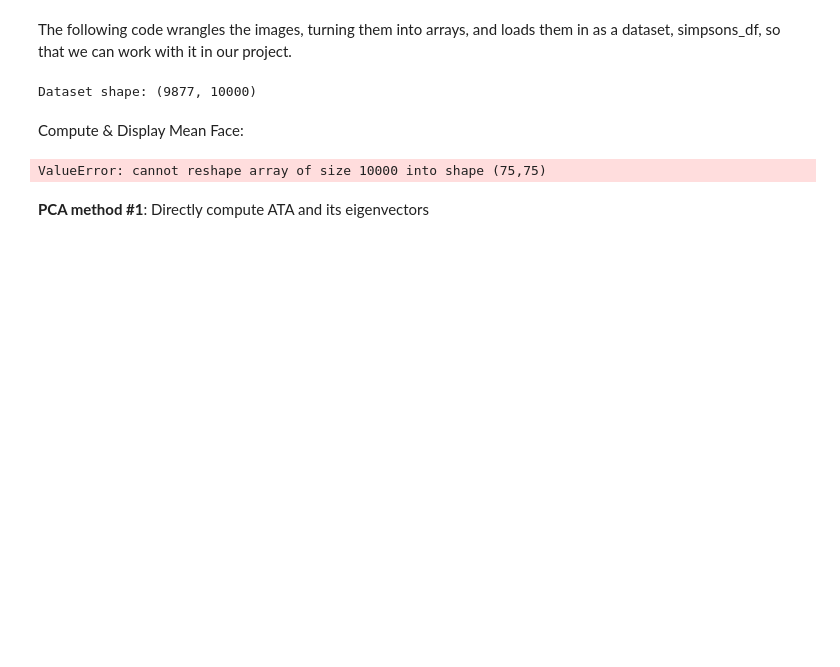
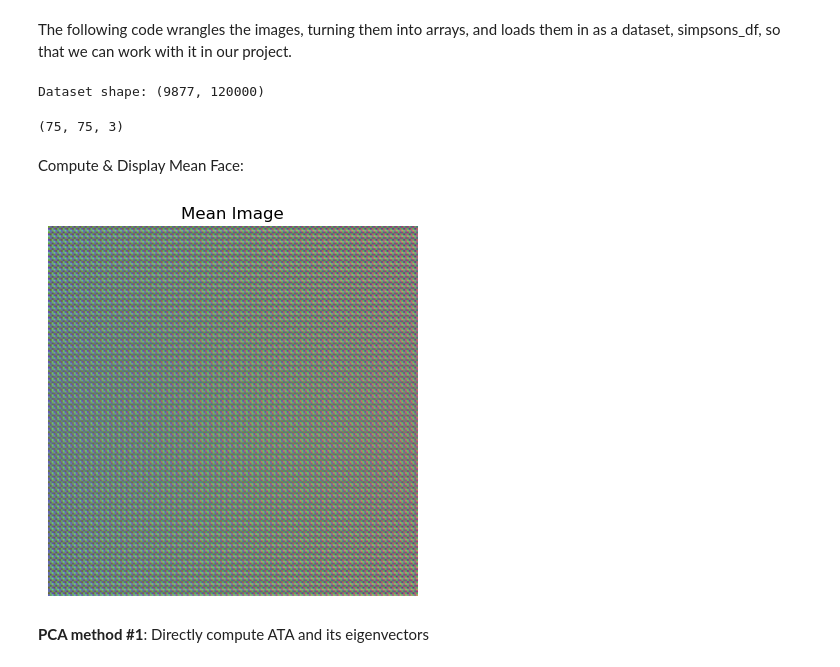
Before and after one commit to madeline-blount/The-Simpsons-PCA-Reconstruction, a Jupyter notebook: rough_draft_PCA.ipynb, the cells around one changed output. Cells and saved outputs as stored; diff of their text form; code cells hidden in the pictures; blank space fills up the shorter version.

Commit message:
added color/RGB version for initial steps of PCA

```diff
--- a/rough_draft_PCA.ipynb
+++ b/rough_draft_PCA.ipynb
@@ -21,13 +21,13 @@ import os
 from PIL import Image
 
 # wrangle images and transform into arrays
-def load_images_from_folder(folder_path, target_size=(200, 200)):
+def load_images_from_folder(folder_path, target_size=(75, 75), color_mode='RGB'):
     images = []
     for filename in os.listdir(folder_path):
         file_path = os.path.join(folder_path, filename)
         try:
             # Load image
-            img = Image.open(file_path).convert('L')  # Convert to grayscale
+            img = Image.open(file_path).convert(color_mode)  # Convert to grayscale
             img = img.resize(target_size)  # Resize to target size
             images.append(np.array(img).flatten())  # Flatten to 1D array
         except Exception as e:
@@ -36,18 +36,23 @@ def load_images_from_folder(folder_path, target_size=(200, 200)):
 
 # Load dataset
 folder_path = "simpsons_faces_kostastokis/cropped"
-simpsons_df = load_images_from_folder(folder_path, target_size=(100,100))
+simpsons_df = load_images_from_folder(folder_path, target_size=(200,200))
 
 # Check the shape of the dataset
 print(f"Dataset shape: {simpsons_df.shape}")
 # %% [output]
-Dataset shape: (9877, 10000)
+Dataset shape: (9877, 120000)
+# %%
+test_img = Image.open('simpsons_faces_kostastokis/cropped/437.png').convert('RGB').resize((75, 75))
+print(np.array(test_img).shape)
+# %% [output]
+(75, 75, 3)
 # %%
 def viewcolumn(columnvector):
     # viewcolumn(columnvector);
     # VIEWCOLUMN Displays a 60 x 60 grayscale image stored in a column vector.
     # Tim Marks 2002
-    plt.imshow(columnvector, cmap=plt.get_cmap('gray'))
+    plt.imshow(columnvector.reshape((200, 200, 3), order='F').astype('uint8'))
     plt.title("Mean Image")
     plt.axis('off')
     plt.show()
@@ -61,13 +66,14 @@ Compute & Display Mean Face:
 # %%
 # find mean
 mean_simp = np.mean(simpsons_df, axis=0)
 
 # View a transformed version of mean
 
-mean_simp_view = mean_simp.reshape((75, 75), order="F")
+# since we are using RGB, there are 3 color channels, thus 75 x 75 x 3
+mean_simp_view = mean_simp.reshape((200, 200, 3), order="F")
 viewcolumn(mean_simp_view)
 # %% [output]
-ValueError: cannot reshape array of size 10000 into shape (75,75)
+[figure, added]
 # %% [markdown]
 **PCA method #1**: Directly compute ATA and its eigenvectors
 # %%
```
Also changed, not shown: parts of 5 cells of this notebook.
